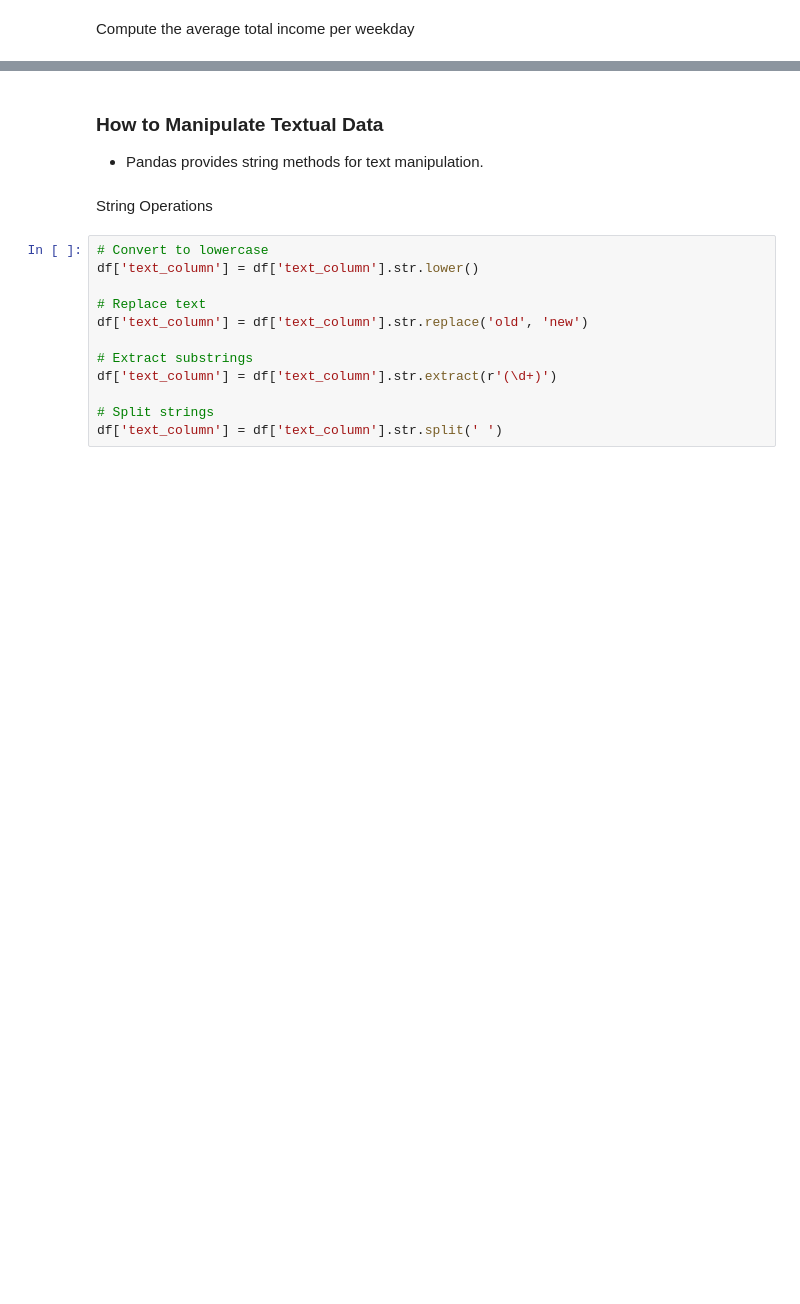
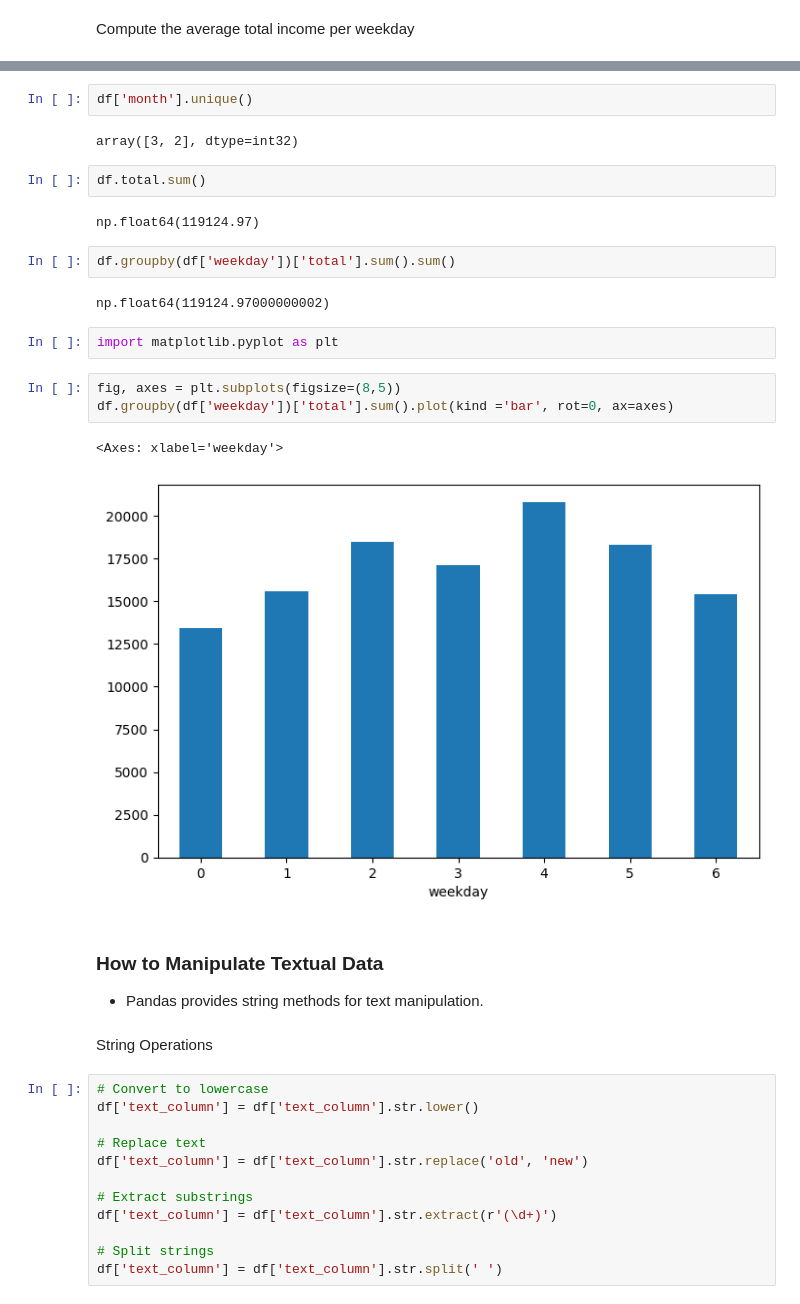
Before and after one commit to ake369/python_tutorial, a Jupyter notebook: notebooks/pandas.ipynb, the cells around one changed output, grey strips where cells are left out. Cells and saved outputs as stored; diff of their text form; blank space fills up the shorter version.

```diff
--- a/notebooks/pandas.ipynb
+++ b/notebooks/pandas.ipynb
@@ -754,3 +770,23 @@ Name: total, dtype: float64
+# %%
+df['month'].unique()
+# %% [output]
+array([3, 2], dtype=int32)
+# %%
+df.total.sum()
+# %% [output]
+np.float64(119124.97)
+# %%
+df.groupby(df['weekday'])['total'].sum().sum()
+# %% [output]
+np.float64(119124.97000000002)
+# %%
+import matplotlib.pyplot as plt
+# %%
+fig, axes = plt.subplots(figsize=(8,5))
+df.groupby(df['weekday'])['total'].sum().plot(kind ='bar', rot=0, ax=axes)
+# %% [output]
+<Axes: xlabel='weekday'>
+[figure, added]
 # %% [markdown]
 ### How to Manipulate Textual Data
 - Pandas provides string methods for text manipulation.
```
Also changed, not shown: parts of 3 cells of this notebook.
